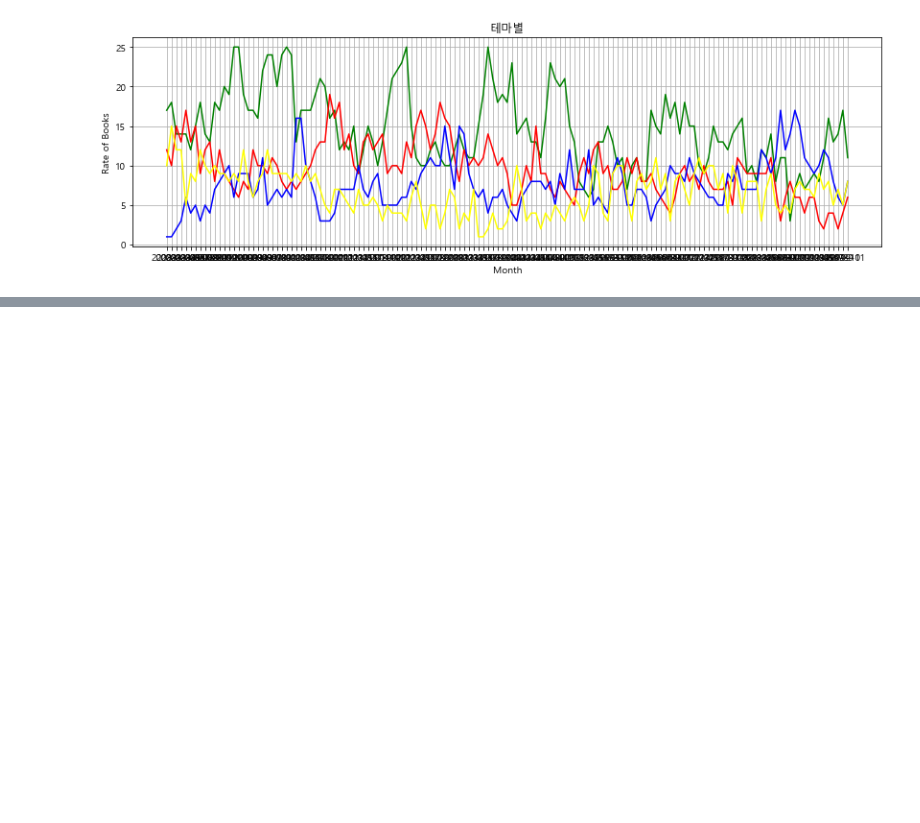
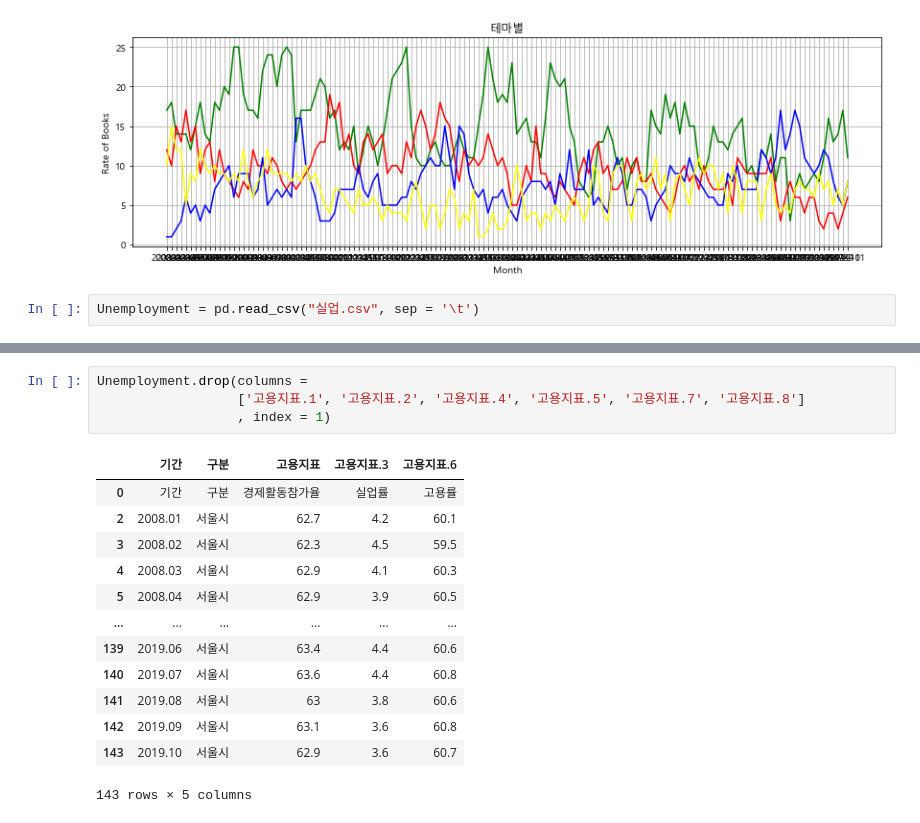
Before and after one commit to twg12/Bestseller-Analysis, a Jupyter notebook: Yes24 Bestseller/Total.ipynb, the cells around one changed output, grey strips where cells are left out. Cells and saved outputs as stored; diff of their text form; blank space fills up the shorter version.

```diff
--- a/Yes24 Bestseller/Total.ipynb
+++ b/Yes24 Bestseller/Total.ipynb
@@ -973,3 +1009,5 @@ plt.ylabel('Rate of Books')
 plt.show()
 # %% [output]
 [figure]
+# %%
+Unemployment = pd.read_csv("실업.csv", sep = '\t')
@@ -975,0 +1022,18 @@ plt.show()
+# %%
+Unemployment.drop(columns =
+                  ['고용지표.1', '고용지표.2', '고용지표.4', '고용지표.5', '고용지표.7', '고용지표.8']
+                  , index = 1)
+# %% [output]
+|  | 기간 | 구분 | 고용지표 | 고용지표.3 | 고용지표.6 |
+| 0 | 기간 | 구분 | 경제활동참가율 | 실업률 | 고용률 |
+| 2 | 2008.01 | 서울시 | 62.7 | 4.2 | 60.1 |
+| 3 | 2008.02 | 서울시 | 62.3 | 4.5 | 59.5 |
+| 4 | 2008.03 | 서울시 | 62.9 | 4.1 | 60.3 |
+| 5 | 2008.04 | 서울시 | 62.9 | 3.9 | 60.5 |
+| ... | ... | ... | ... | ... | ... |
+| 139 | 2019.06 | 서울시 | 63.4 | 4.4 | 60.6 |
+| 140 | 2019.07 | 서울시 | 63.6 | 4.4 | 60.8 |
+| 141 | 2019.08 | 서울시 | 63 | 3.8 | 60.6 |
+| 142 | 2019.09 | 서울시 | 63.1 | 3.6 | 60.8 |
+| 143 | 2019.10 | 서울시 | 62.9 | 3.6 | 60.7 |
+143 rows × 5 columns
```
Also changed, not shown: parts of 7 cells of this notebook, 1 other file.
